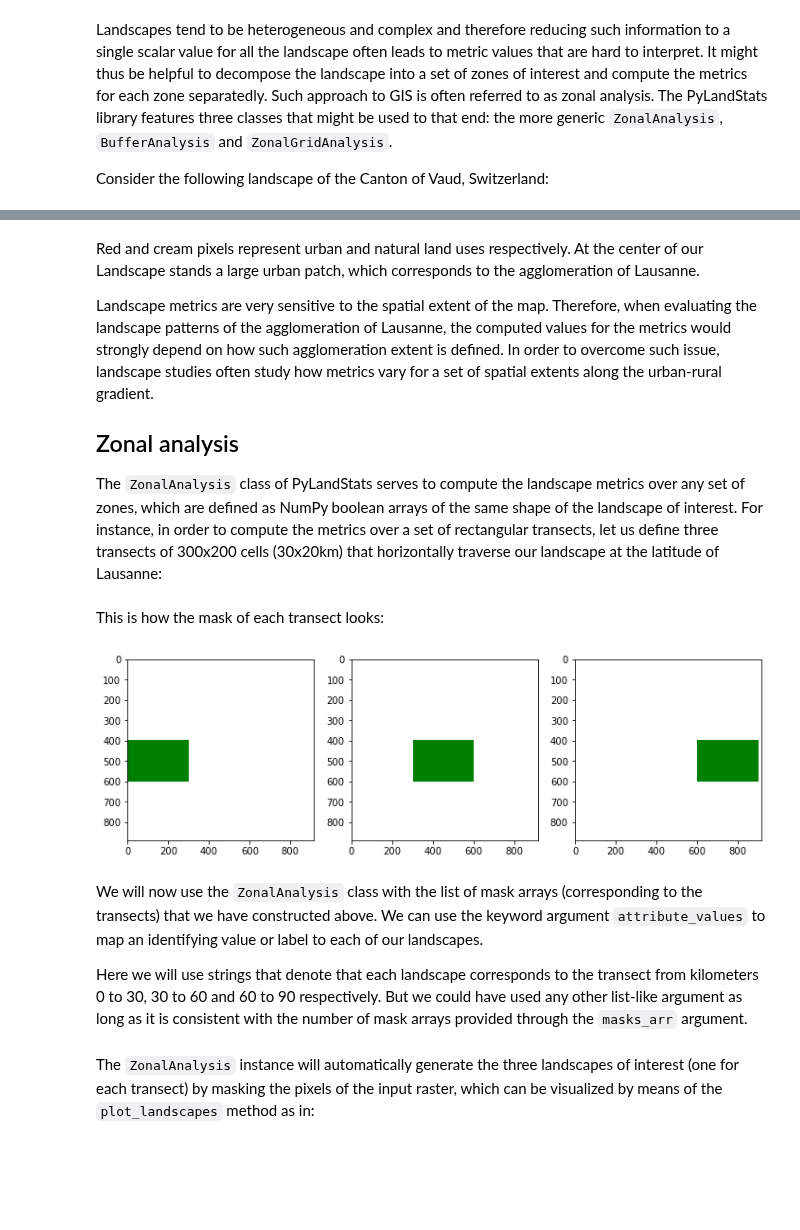
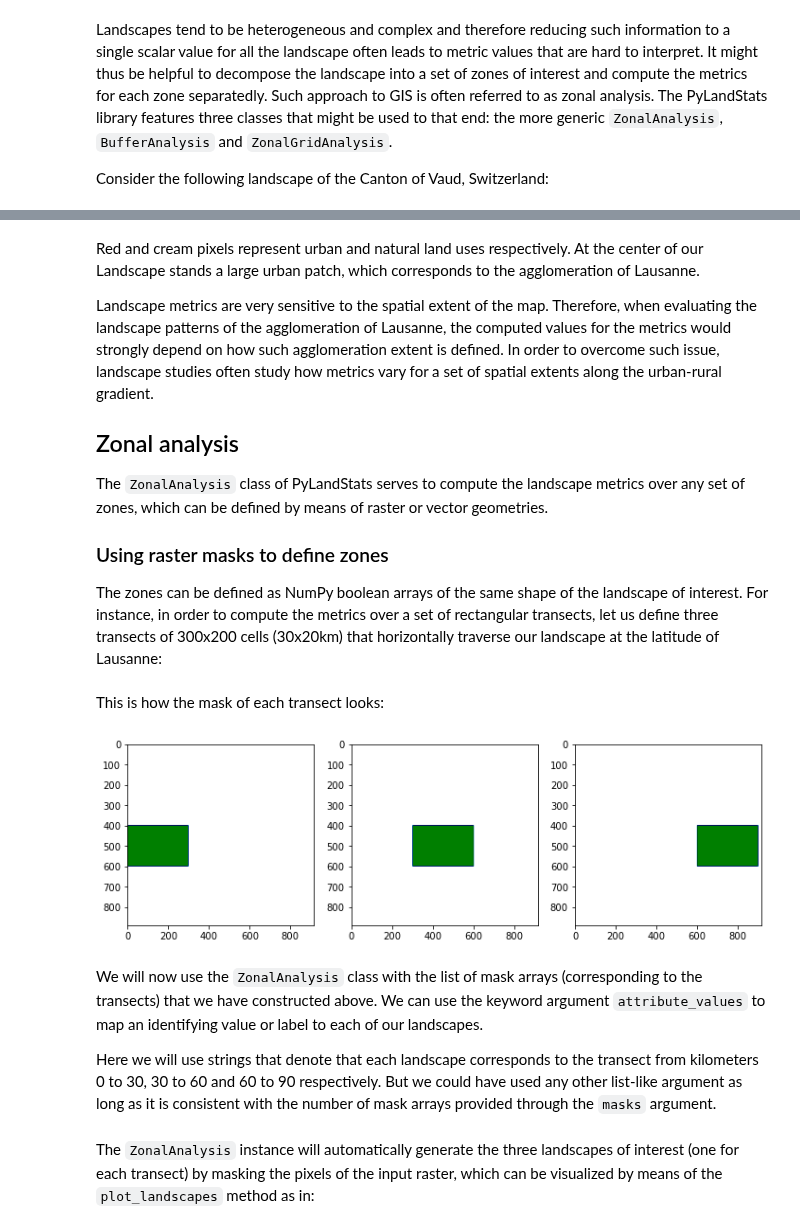
Before and after one commit to martibosch/pylandstats-notebooks, a Jupyter notebook: notebooks/03-zonal-analysis.ipynb, the cells around one changed output, grey strips where cells are left out. Saved outputs shown, nothing was run; the diff lists cells and outputs as text; code cells hidden in the pictures; blank space fills up the shorter version.

```diff
--- a/notebooks/03-zonal-analysis.ipynb
+++ b/notebooks/03-zonal-analysis.ipynb
@@ -33,33 +33,37 @@ Landscape metrics are very sensitive to the spatial extent of the map. Therefore
 
 ## Zonal analysis
 
-The `ZonalAnalysis` class of PyLandStats serves to compute the landscape metrics over any set of zones, which are defined as NumPy boolean arrays of the same shape of the landscape of interest. For instance, in order to compute the metrics over a set of rectangular transects, let us define three transects of 300x200 cells (30x20km) that horizontally traverse our landscape at the latitude of Lausanne:
+The `ZonalAnalysis` class of PyLandStats serves to compute the landscape metrics over any set of zones, which can be defined by means of raster or vector geometries.
+
+### Using raster masks to define zones
+
+The zones can be defined as NumPy boolean arrays of the same shape of the landscape of interest. For instance, in order to compute the metrics over a set of rectangular transects, let us define three transects of 300x200 cells (30x20km) that horizontally traverse our landscape at the latitude of Lausanne:
 # %%
 with rasterio.open(input_filepath) as src:
     base_mask_arr = np.full(src.shape,  False)
 
-masks_arr = []
+masks = []
 transect_len = 300
 for transect_start in range(0, 900, transect_len):
     mask_arr = np.copy(base_mask_arr)
     mask_arr[400:600,transect_start:transect_start+transect_len] = True
-    masks_arr.append(mask_arr)
+    masks.append(mask_arr)
 # %% [markdown]
 This is how the mask of each transect looks:
 # %%
-num_subplots = len(masks_arr)
+num_subplots = len(masks)
 fig = plt.figure(figsize=(num_subplots * 4, 4))
 # better colormap to plot mask arrays
 mask_cmap = plt.get_cmap('ocean_r')
 
 for i in range(num_subplots):
     ax = fig.add_subplot(1, num_subplots, i + 1)
-    ax.imshow(masks_arr[i], cmap=mask_cmap)
+    ax.imshow(masks[i], cmap=mask_cmap)
 # %% [output]
-[figure, old version]
+[figure, new version]
 # %% [markdown]
 We will now use the `ZonalAnalysis` class with the list of mask arrays (corresponding to the transects) that we have constructed above. We can use the keyword argument `attribute_values` to map an identifying value or label to each of our landscapes.
 
-Here we will use strings that denote that each landscape corresponds to the transect from kilometers 0 to 30, 30 to 60 and 60 to 90 respectively. But we could have used any other list-like argument as long as it is consistent with the number of mask arrays provided through the `masks_arr` argument.
+Here we will use strings that denote that each landscape corresponds to the transect from kilometers 0 to 30, 30 to 60 and 60 to 90 respectively. But we could have used any other list-like argument as long as it is consistent with the number of mask arrays provided through the `masks` argument.
 # %%
 za = pls.ZonalAnalysis(input_filepath,
```
Also changed, not shown: parts of 26 cells of this notebook, 9 other files.
